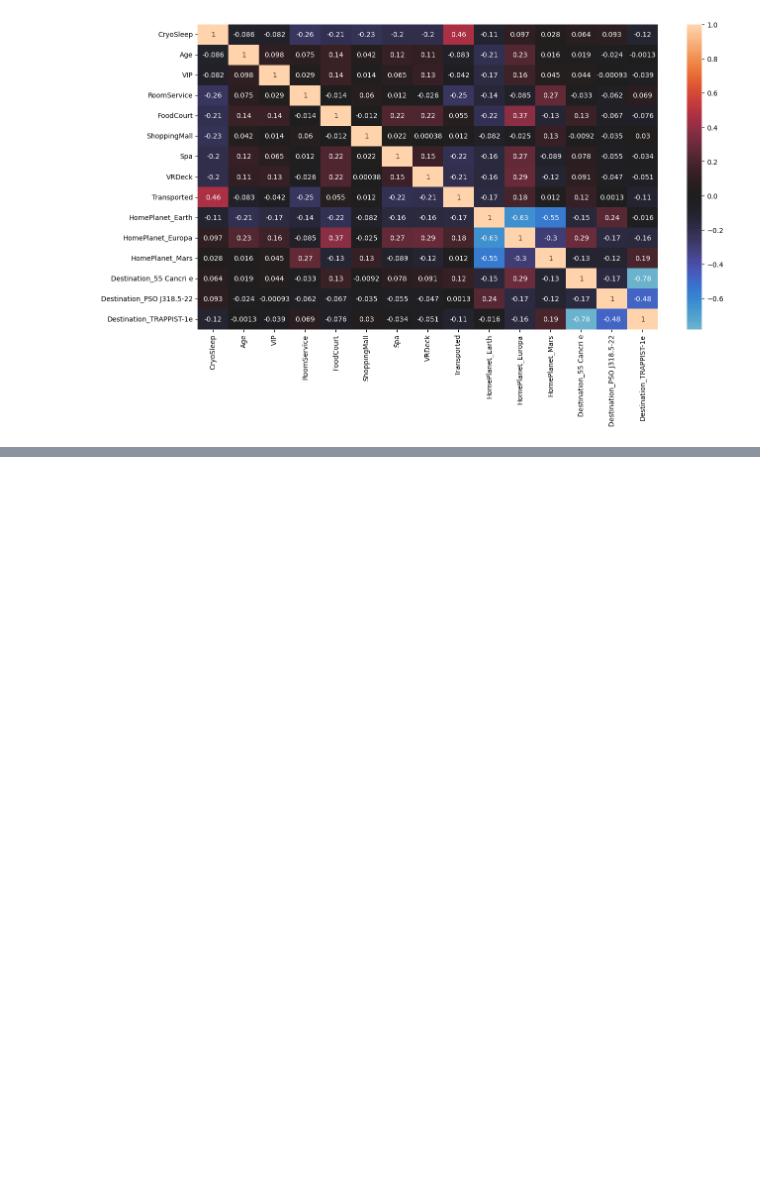
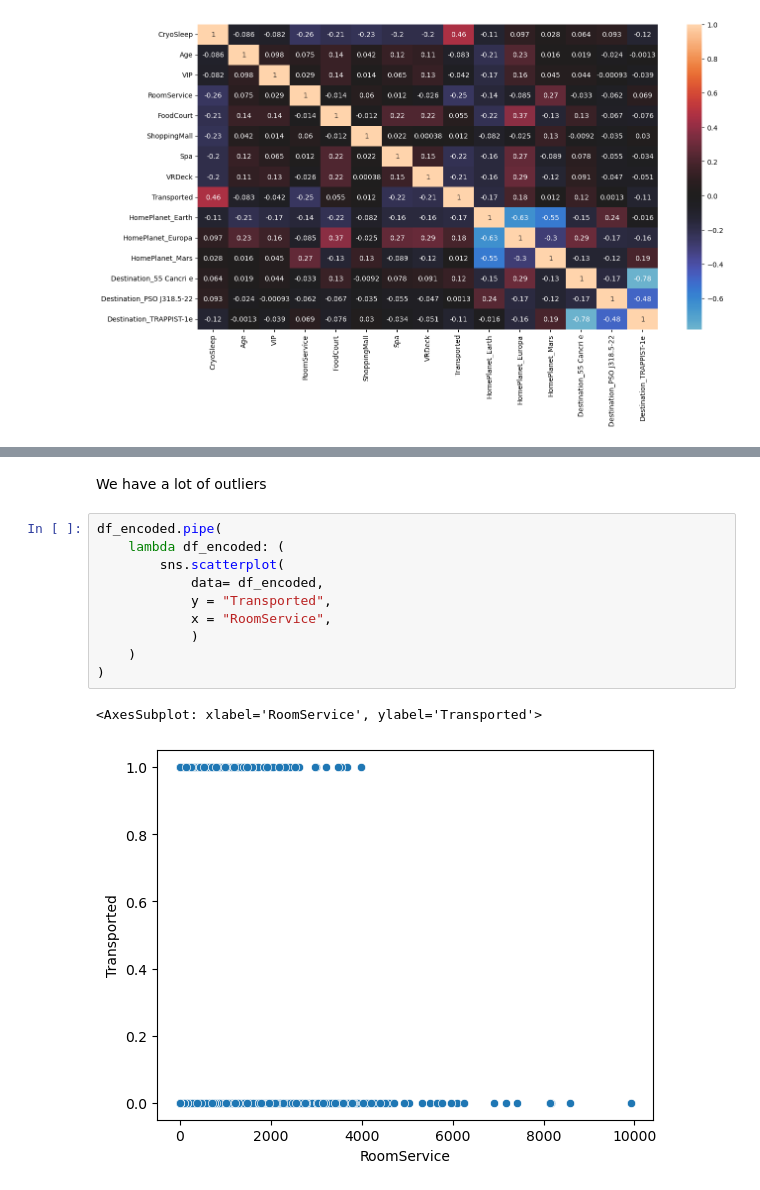
Before and after one commit to Alejolamilla/Spaceship-Titanic, a Jupyter notebook: spaceship_titanic.ipynb, the cells around one changed output, grey strips where cells are left out. Drawn from its saved outputs; the diff is of its cells as text; blank space fills up the shorter version.

```diff
--- a/spaceship_titanic.ipynb
+++ b/spaceship_titanic.ipynb
@@ -176,0 +202,15 @@ ValueError: The following variable cannot be assigned with wide-form data: `hue`
+# %% [markdown]
+We have a lot of outliers
+# %%
+df_encoded.pipe(
+    lambda df_encoded: (
+        sns.scatterplot(
+            data= df_encoded,
+            y = "Transported",
+            x = "RoomService",
+            )
+    )
+)
+# %% [output]
+<AxesSubplot: xlabel='RoomService', ylabel='Transported'>
+[figure, added]
```
Also changed, not shown: parts of 3 cells of this notebook.
